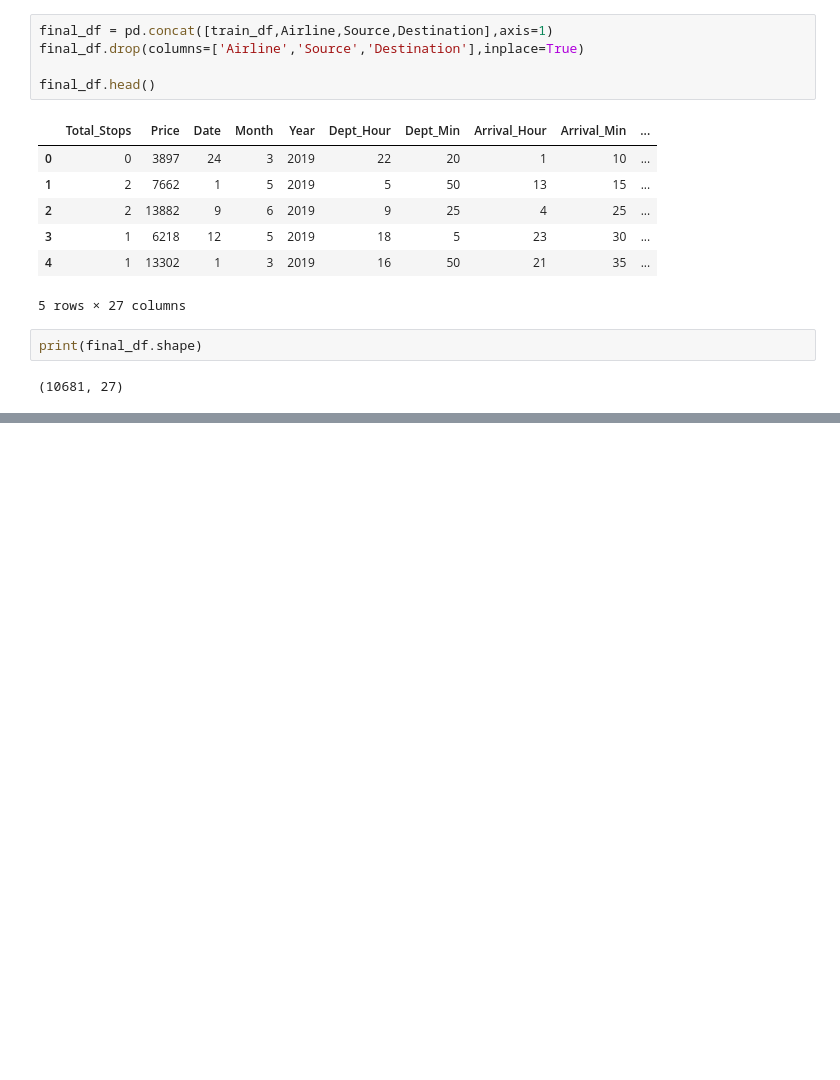
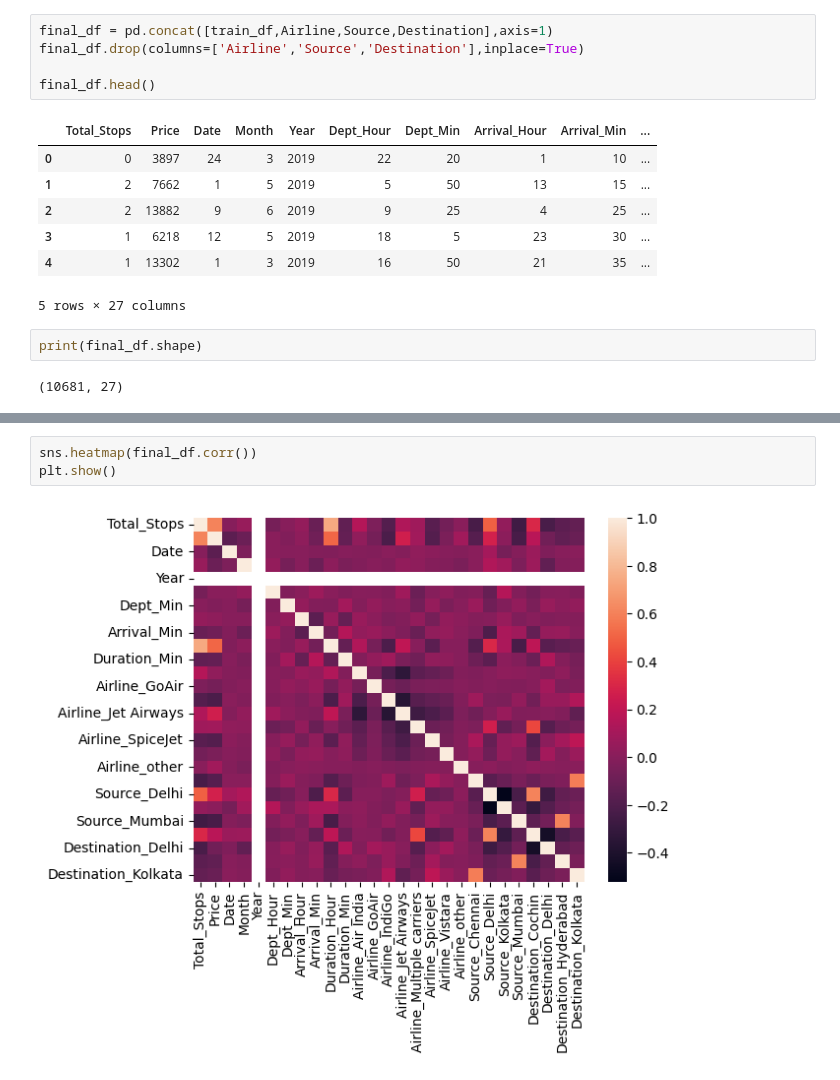
Before and after one commit to hitanshu5/MachineLearning, a Jupyter notebook: MLMiniProject.ipynb, the cells around one changed output, grey strips where cells are left out. Drawn from its saved outputs; the diff is of its cells as text; blank space fills up the shorter version.

```diff
--- a/MLMiniProject.ipynb
+++ b/MLMiniProject.ipynb
@@ -452,0 +473,5 @@ print(final_df.shape)
+# %%
+sns.heatmap(final_df.corr())
+plt.show()
+# %% [output]
+[figure, added]
```
Also changed, not shown: parts of 37 cells of this notebook.
